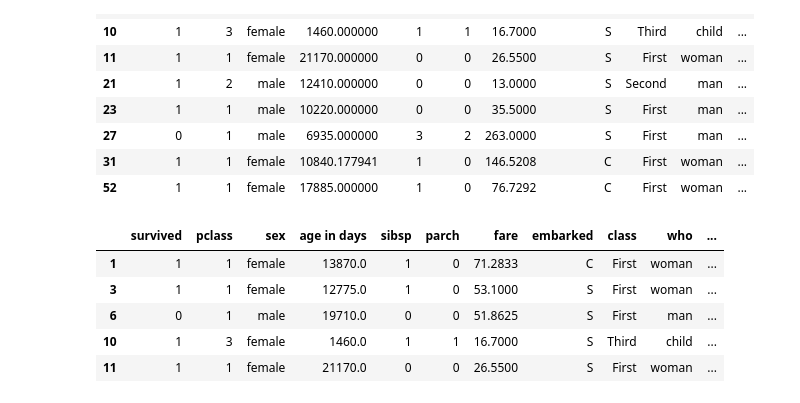
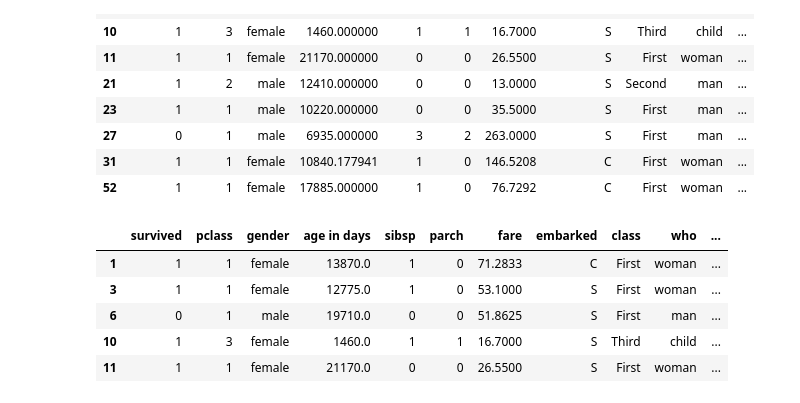
Before and after one commit to juneedpk/data-viz1, a Jupyter notebook: data-wrangling.ipynb, the cells around one changed output. Cells and saved outputs as stored; diff of their text form; code cells hidden in the pictures.

```diff
--- a/data-wrangling.ipynb
+++ b/data-wrangling.ipynb
@@ -251,10 +254,13 @@ kashti1.head(10)
 # %%
 #always name in afterwards
 
 kashti1.rename(columns={'age': 'age in days'},inplace=True)
 kashti1.head()
+
+kashti1.rename(columns={'sex': "gender"},inplace=True)
+kashti1.head()
 # %% [output]
-|  | survived | pclass | sex | age in days | sibsp | parch | fare | embarked | class | who | ... |
+|  | survived | pclass | gender | age in days | sibsp | parch | fare | embarked | class | who | ... |
 | 1 | 1 | 1 | female | 13870.0 | 1 | 0 | 71.2833 | C | First | woman | ... |
 | 3 | 1 | 1 | female | 12775.0 | 1 | 0 | 53.1000 | S | First | woman | ... |
 | 6 | 0 | 1 | male | 19710.0 | 0 | 0 | 51.8625 | S | First | man | ... |
```
Also changed, not shown: parts of 12 cells of this notebook.
